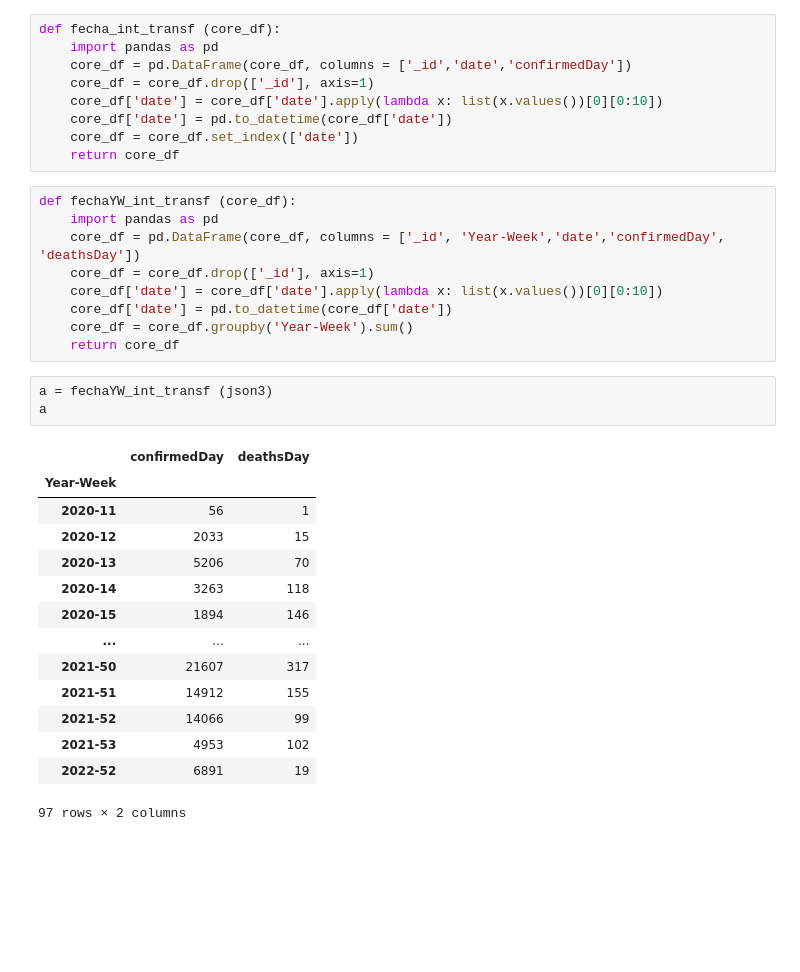
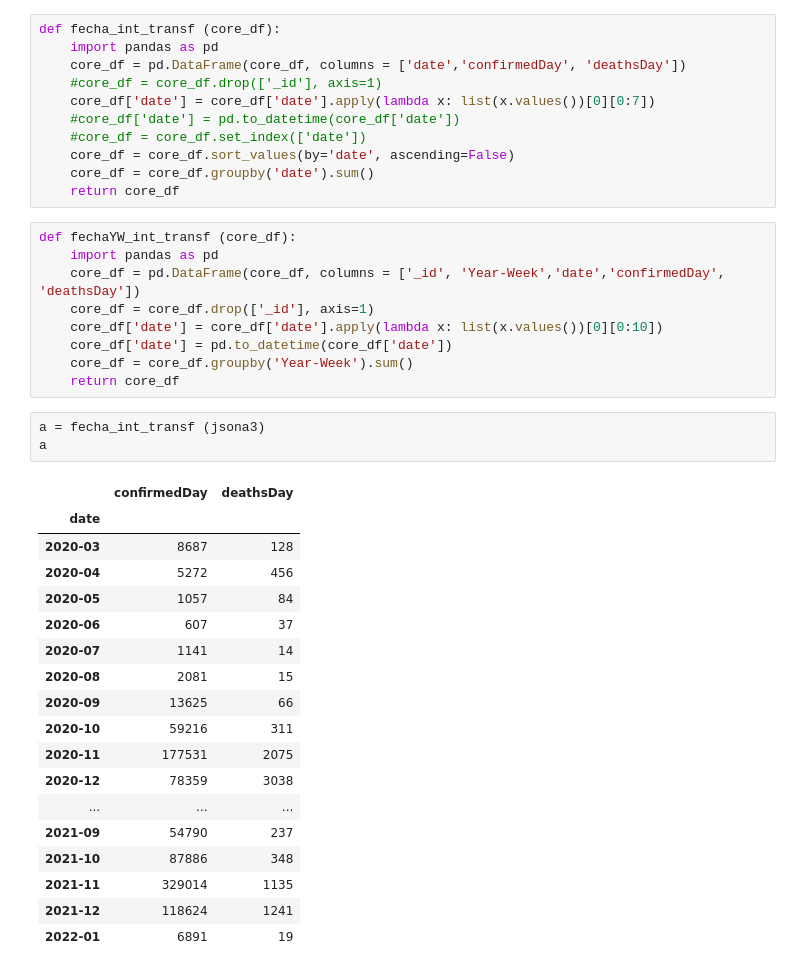
Before and after one commit to ParraCode/Core_Mid_Project-, a Jupyter notebook: dashboard/pruebas.ipynb, the cells around one changed output. Cells and saved outputs as stored; diff of their text form; blank space fills up the shorter version.

```diff
--- a/dashboard/pruebas.ipynb
+++ b/dashboard/pruebas.ipynb
@@ -11553,11 +11553,13 @@ list
 # %%
 def fecha_int_transf (core_df):
     import pandas as pd
-    core_df = pd.DataFrame(core_df, columns = ['_id','date','confirmedDay'])
-    core_df = core_df.drop(['_id'], axis=1)
-    core_df['date'] = core_df['date'].apply(lambda x: list(x.values())[0][0:10])
-    core_df['date'] = pd.to_datetime(core_df['date'])
-    core_df = core_df.set_index(['date'])
+    core_df = pd.DataFrame(core_df, columns = ['date','confirmedDay', 'deathsDay'])
+    #core_df = core_df.drop(['_id'], axis=1)
+    core_df['date'] = core_df['date'].apply(lambda x: list(x.values())[0][0:7])
+    #core_df['date'] = pd.to_datetime(core_df['date'])
+    #core_df = core_df.set_index(['date'])
+    core_df = core_df.sort_values(by='date', ascending=False)
+    core_df = core_df.groupby('date').sum()
     return core_df
 # %%
 def fechaYW_int_transf (core_df):
@@ -11569,20 +11571,24 @@ def fechaYW_int_transf (core_df):
     core_df = core_df.groupby('Year-Week').sum()
     return core_df
 # %%
-a = fechaYW_int_transf (json3)
+a = fecha_int_transf (jsona3)
 a
 # %% [output]
 |  | confirmedDay | deathsDay |
-| Year-Week |  |  |
-| 2020-11 | 56 | 1 |
-| 2020-12 | 2033 | 15 |
-| 2020-13 | 5206 | 70 |
-| 2020-14 | 3263 | 118 |
-| 2020-15 | 1894 | 146 |
+| date |  |  |
+| 2020-03 | 8687 | 128 |
+| 2020-04 | 5272 | 456 |
+| 2020-05 | 1057 | 84 |
+| 2020-06 | 607 | 37 |
+| 2020-07 | 1141 | 14 |
+| 2020-08 | 2081 | 15 |
+| 2020-09 | 13625 | 66 |
+| 2020-10 | 59216 | 311 |
+| 2020-11 | 177531 | 2075 |
+| 2020-12 | 78359 | 3038 |
 | ... | ... | ... |
-| 2021-50 | 21607 | 317 |
-| 2021-51 | 14912 | 155 |
-| 2021-52 | 14066 | 99 |
-| 2021-53 | 4953 | 102 |
-| 2022-52 | 6891 | 19 |
+| 2021-09 | 54790 | 237 |
+| 2021-10 | 87886 | 348 |
+| 2021-11 | 329014 | 1135 |
+| 2021-12 | 118624 | 1241 |
+| 2022-01 | 6891 | 19 |
-97 rows × 2 columns
```
Also changed, not shown: parts of 2 cells of this notebook, 8 other files.
